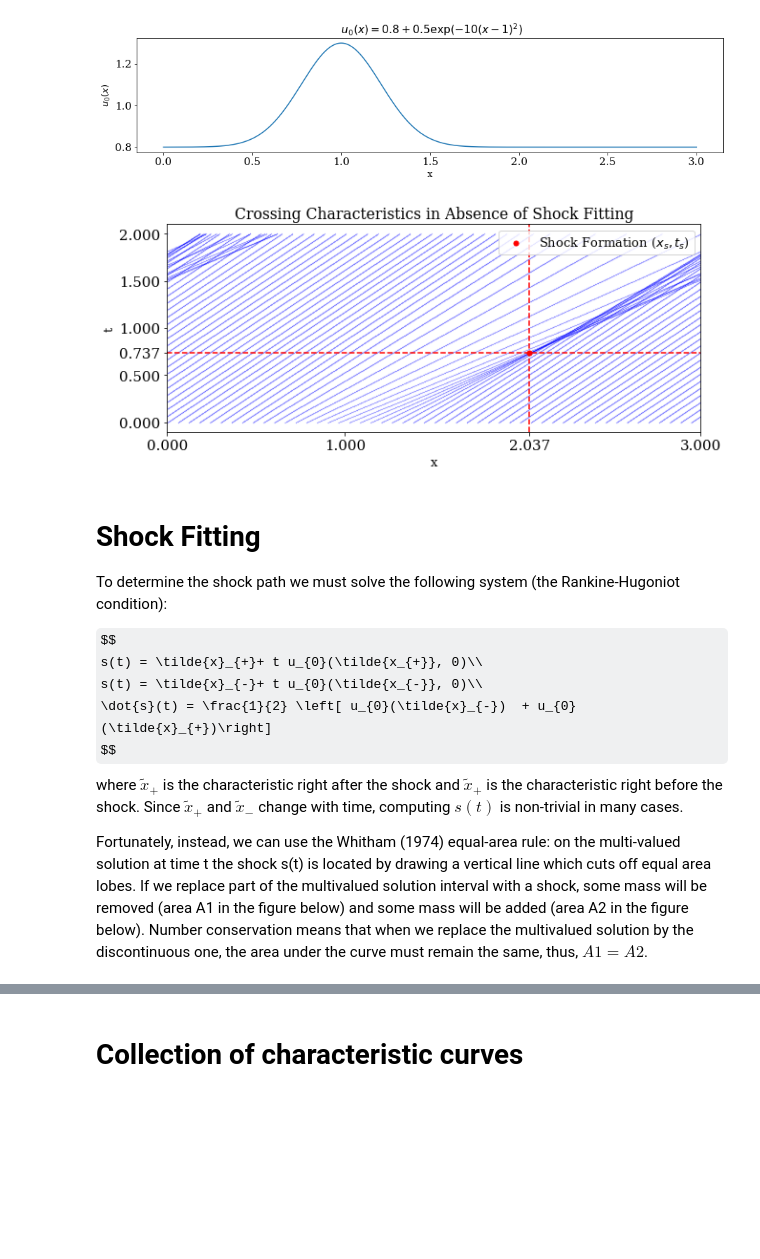
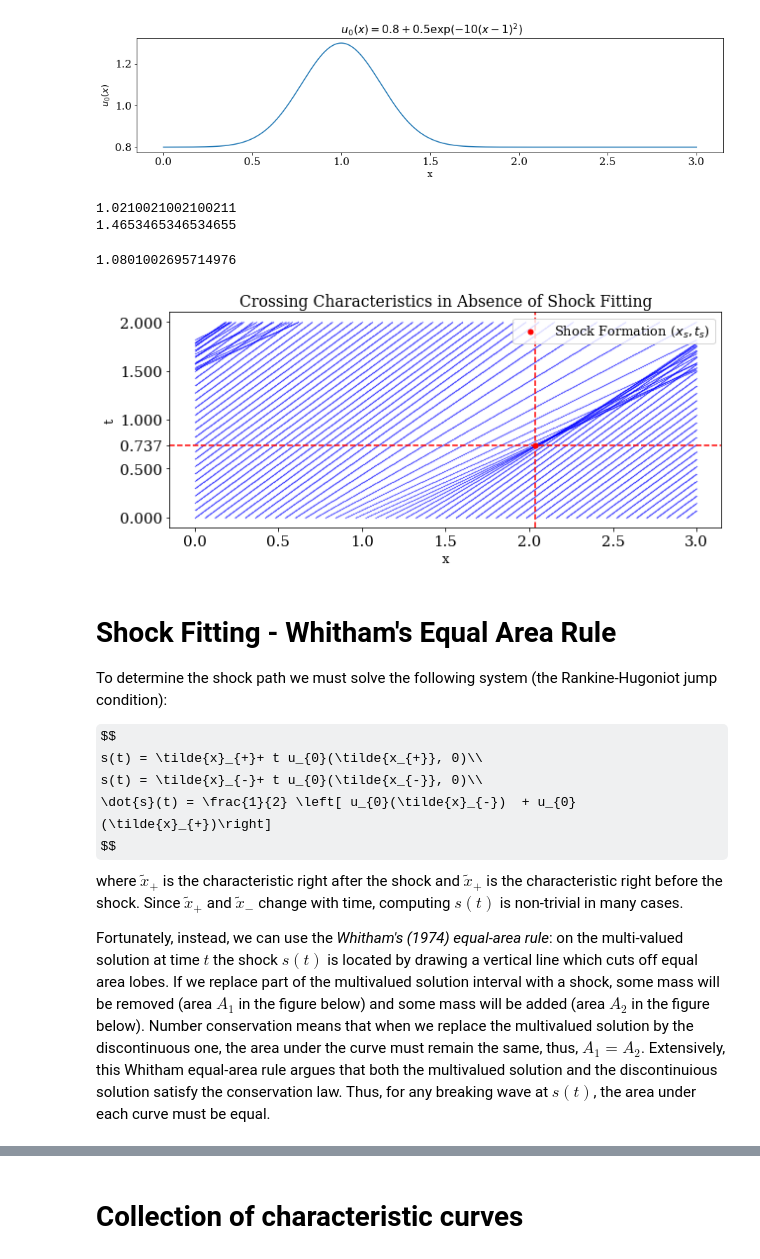
Before and after one commit to opaliss/Space-Weather-ROM, a Jupyter notebook: Burgers/Burgers-find-c(t).ipynb, the cells around one changed output, grey strips where cells are left out. Drawn from its saved outputs; the diff is of its cells as text; code cells hidden in the pictures; some formulas as TeX source; blank space fills up the shorter version.

```diff
--- a/Burgers/Burgers-find-c(t).ipynb
+++ b/Burgers/Burgers-find-c(t).ipynb
@@ -50,7 +45,7 @@ Shock forms when the characteristic lines first intersect - beyond this point $(
 # number of mesh points in the T (time) axis.
 m = 1000
 # number of mesh points in X (spatial) axis.
-n = 500
+n = 10000
 # final time.
 T = 2
 # boundary of x [a, b].
@@ -124,3 +121,11 @@ _ = ax.set_ylabel("$u_{0}(x)$")
 _ = ax.set_title(" $u_{0}(x) = 0.8 + 0.5\exp(-10(x-1)^2)$" )
 # %% [output]
 [figure]
+# %%
+index = []
+shock_index = np.argmin(np.abs(t_vec - t_s))
+for ii in np.arange(0, len(x_vec)):
+    x_ii = (x_vec[ii] + initial_condition[ii]*t_vec[shock_index])
+    min_val = np.min(np.abs(x_ii - x_s))
+    if min_val < 6e-2:#5.5e-4:
+        index.append(ii)
@@ -127,23 +135,35 @@ _ = ax.set_title(" $u_{0}(x) = 0.8 + 0.5\exp(-10(x-1)^2)$" )
+# %%
+print(x_vec[index1])
+print(x_vec[index2])
+# %% [output]
+1.0210021002100211
+1.4653465346534655
+# %%
+np.mean(initial_condition[index1:index2])
+# %% [output]
+1.0801002695714976
 # %%
 fig, ax = plt.subplots(figsize=(10, 4))
-for ii in np.arange(0, len(x_vec), 10):
-    ax.scatter((x_vec[ii] + initial_condition[ii]*t_vec) % b,t_vec, color="b", s=0.05, alpha=0.3)
+for ii in np.arange(0, len(x_vec), 200):
+    ax.scatter((x_vec[ii] + initial_condition[ii]*t_vec) % b,t_vec, color="b", s=0.05, alpha=0.5)
 
-_ = ax.set_xlim(0, 3)
+#ax.scatter((x_vec[index1] + initial_condition[index1]*t_vec) % b,t_vec, color="k", s=0.05)
+#ax.scatter((x_vec[index2] + initial_condition[index2]*t_vec) % b,t_vec, color="k", s=0.05)
+#_ = ax.set_xlim(1, 2.2)
 _ = ax.set_xlabel("x")
 _ = ax.set_ylabel("t")
 _ = ax.set_title("Crossing Characteristics in Absence of Shock Fitting")
 _ = ax.scatter(x_s, t_s, s = 25, color="r", label=r"Shock Formation ($x_{s}, t_{s}$)")
 _ = ax.axvline(x_s, ls="--", c="r")
 _ = ax.axhline(t_s, ls="--", c="r")
-_ = ax.set_xticks([0, 1,  round(x_s, 3), 3])
+#_ = ax.set_xticks([0, 1,  round(x_s, 3), 3])
 _ = ax.set_yticks([0, 0.5, round(t_s, 3), 1, 1.5, 2])
 _ = ax.legend()
 # %% [output]
-[figure, old version]
+[figure, new version]
 # %% [markdown]
-# Shock Fitting
-To determine the shock path we must solve the following system (the Rankine-Hugoniot condition):
+# Shock Fitting - Whitham's Equal Area Rule
+To determine the shock path we must solve the following system (the Rankine-Hugoniot jump condition):
 
 $$
 s(t) = \tilde{x}_{+}+ t u_{0}(\tilde{x_{+}}, 0)\\
@@ -152,4 +172,5 @@ s(t) = \tilde{x}_{-}+ t u_{0}(\tilde{x_{-}}, 0)\\
 $$
 where $\tilde{x}_{+}$ is the characteristic right after the shock and $\tilde{x}_{+}$ is the characteristic right before the shock. Since $\tilde{x}_{+}$ and $\tilde{x}_{-}$ change with time, computing $s(t)$ is non-trivial in many cases.
 
-Fortunately, instead, we can use the Whitham (1974) equal-area rule: on the multi-valued solution at time t the shock s(t) is located by drawing a vertical line which cuts off equal area lobes. If we replace part of the multivalued solution interval with a shock, some mass will be removed (area  A1  in the figure below) and some mass will be added (area  A2  in the figure below). Number conservation means that when we replace the multivalued solution by the discontinuous one, the area under the curve must remain the same, thus, $A1 = A2$.
+Fortunately, instead, we can use the *Whitham's (1974) equal-area rule*: on the multi-valued solution at time $t$ the shock $s(t)$ is located by drawing a vertical line which cuts off equal area lobes. If we replace part of the multivalued solution interval with a shock, some mass will be removed (area  $A_{1}$  in the figure below) and some mass will be added (area  $A_{2}$  in the figure below). Number conservation means that when we replace the multivalued solution by the discontinuous one, the area under the curve must remain the same, thus, $A_{1} = A_{2}$.
+Extensively, this Whitham equal-area rule argues that both the multivalued solution and the discontinuious solution satisfy the conservation law. Thus, for any breaking wave at $s(t)$, the area under each curve must be equal.
```
Also changed, not shown: parts of 23 cells of this notebook, 28 other files.
